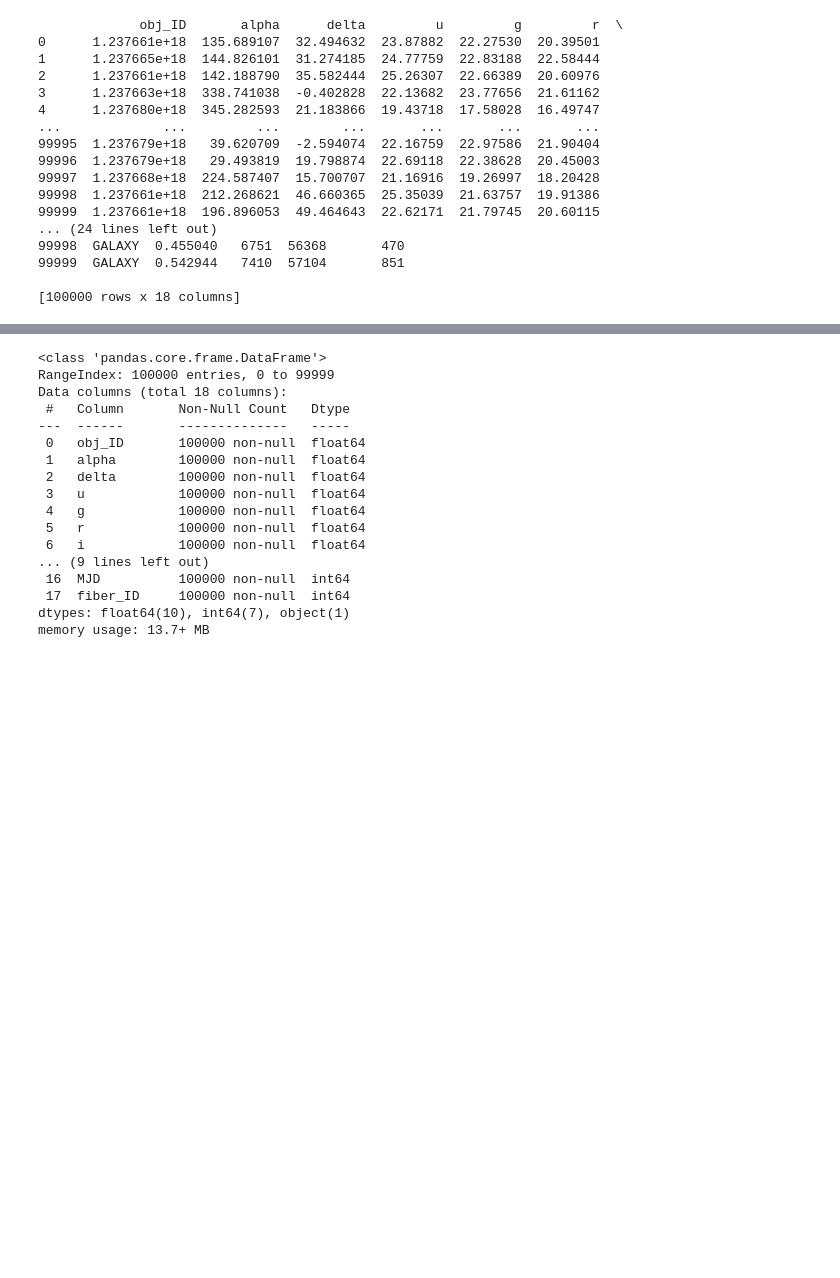
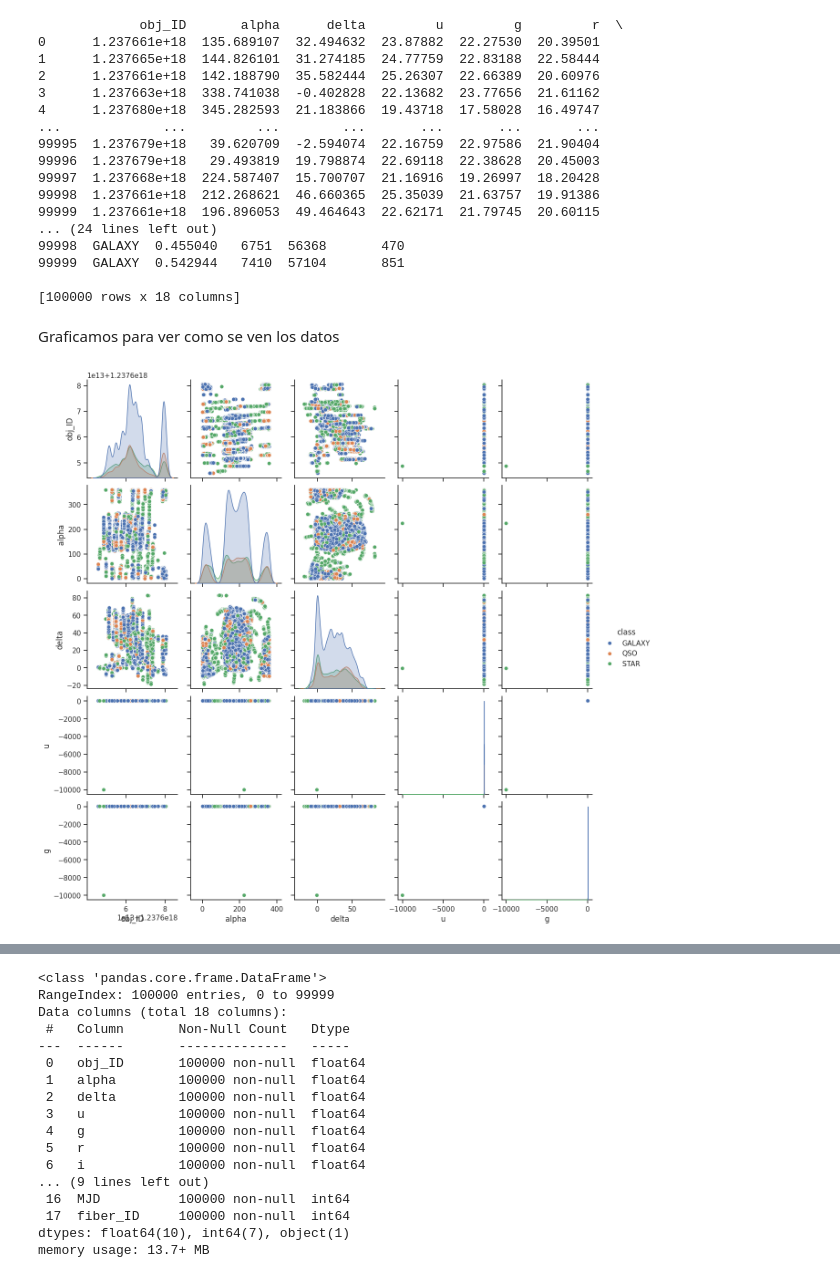
Before and after one commit to efrainsalzar/Inteligencia-Artificial, a Jupyter notebook: Laboratorios/Lab 2/Laboratorio 2 (regresion logistica).ipynb, the cells around one changed output, grey strips where cells are left out. Cells and saved outputs as stored; diff of their text form; code cells hidden in the pictures; blank space fills up the shorter version.

```diff
--- a/Laboratorios/Lab 2/Laboratorio 2 (regresion logistica).ipynb
+++ b/Laboratorios/Lab 2/Laboratorio 2 (regresion logistica).ipynb
@@ -32,3 +38,21 @@ print(data)
 99999  GALAXY  0.542944   7410  57104       851
 
 [100000 rows x 18 columns]
+# %% [markdown]
+Graficamos para ver como se ven los datos
+# %%
+# agarremos un pedasito para ver nomas
+import seaborn as sns
+import matplotlib.pyplot as plt
+# Selecciona las primeras 5 columnas porque es muy pesado :v
+subset_data = data.iloc[:, :5]
+# Añade la columna 'class' si es necesaria para el parámetro 'hue'
+subset_data['class'] = data['class']
+# Configura el tema de Seaborn
+sns.set_theme(style="ticks")
+# Crea el gráfico de pares solo con las primeras 5 columnas
+sns.pairplot(subset_data, hue="class")
+# Muestra el gráfico
+plt.show()
+# %% [output]
+[figure, added]
```
Also changed, not shown: parts of 18 cells of this notebook.
